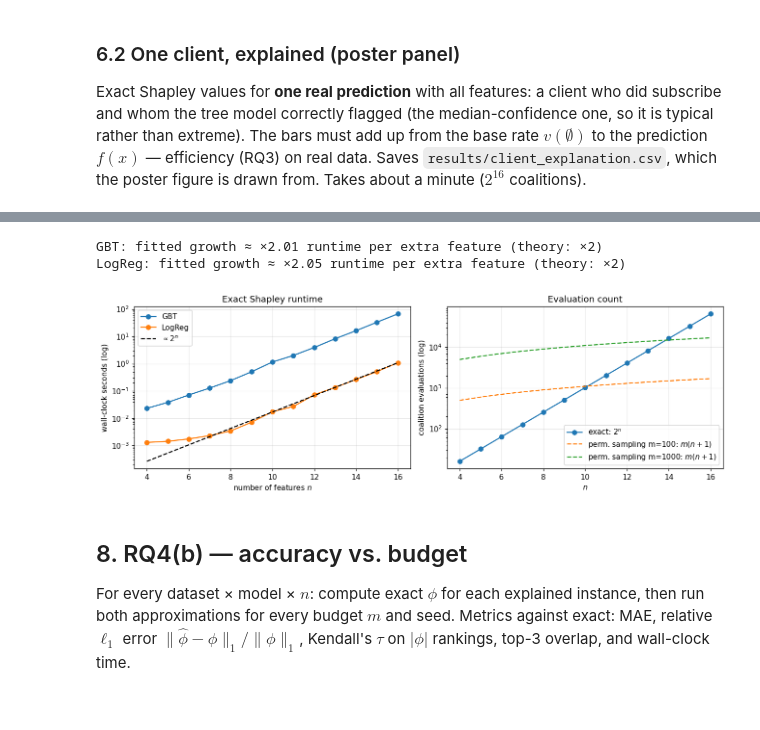
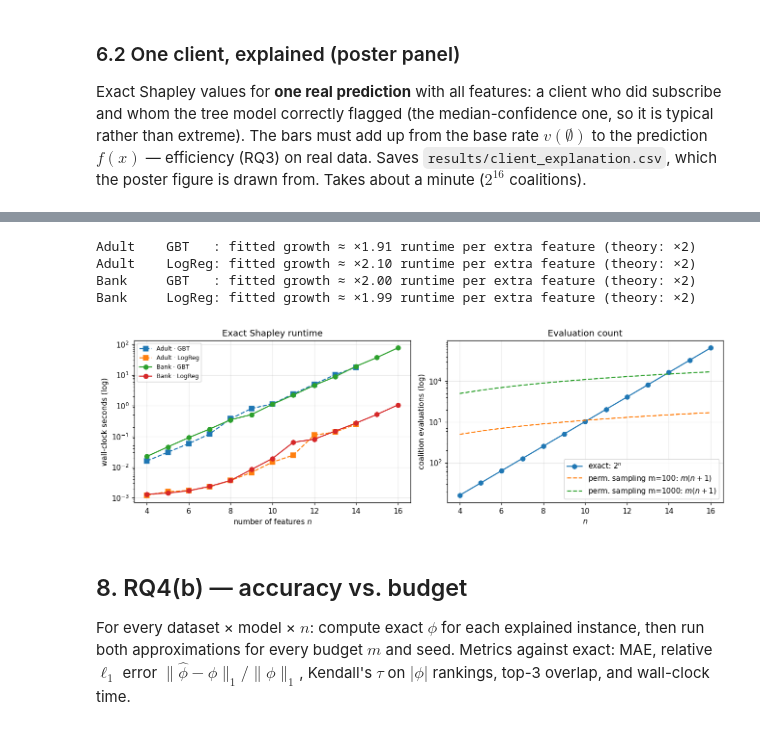
Before and after one commit to Istiakmorsalin/Counting-Coalitions, a Jupyter notebook: shapley_values_implementation_final.ipynb, the cells around one changed output, grey strips where cells are left out. Saved outputs shown, nothing was run; the diff lists cells and outputs as text; code cells hidden in the pictures.

```diff
--- a/shapley_values_implementation_final.ipynb
+++ b/shapley_values_implementation_final.ipynb
@@ -570,14 +577,15 @@ Exact computation needs $2^n$ coalition values, each costing $|B|$ model predict
 # %%
-scale_ds = "Synthetic16" if "Synthetic16" in DATASETS else max(DATASETS, key=lambda d: DATASETS[d][0].shape[1])
 scale_rows = []
-for model_name in MODELS:
-    for n in SCALING_NS:
-        if n > DATASETS[scale_ds][0].shape[1]: continue
-        st = get_setup(scale_ds, n, model_name)
-        g = Game(st["f"], st["explain"][0], st["bg"])
-        t0 = time.perf_counter(); exact_shapley(g); dt = time.perf_counter() - t0
-        scale_rows.append(dict(model=model_name, n=n, coalitions=g.evals,
-                               predictions=g.evals * N_BACKGROUND, seconds=dt))
-        print(f"{model_name:6s} n={n:2d}  coalitions={g.evals:6d}  time={dt:7.3f}s")
+for ds in DATASETS:
+    d_max = DATASETS[ds][0].shape[1]
+    for model_name in MODELS:
+        for n in SCALING_NS:
+            if n > d_max: continue
+            st = get_setup(ds, n, model_name)
+            g = Game(st["f"], st["explain"][0], st["bg"])
+            t0 = time.perf_counter(); exact_shapley(g); dt = time.perf_counter() - t0
+            scale_rows.append(dict(dataset=ds, model=model_name, n=n, coalitions=g.evals,
+                                   predictions=g.evals * N_BACKGROUND, seconds=dt))
+            print(f"{ds:8s} {model_name:6s} n={n:2d}  coalitions={g.evals:6d}  time={dt:7.3f}s")
 scale_df = pd.DataFrame(scale_rows); scale_df.to_csv(f"{OUT}/exact_scaling.csv", index=False)
 # %% [output]
@@ -601,22 +609,25 @@ GBT    n=16  coalitions= 65536  time= 66.888s
 # %%
 fig, ax = plt.subplots(1, 2, figsize=(12, 4))
-for mname, d in scale_df.groupby("model"):
-    ax[0].semilogy(d.n, d.seconds, "o-", label=mname)
-    slope = np.polyfit(d.n[d.n >= 8], np.log2(d.seconds[d.n >= 8]), 1)[0]
-    print(f"{mname}: fitted growth ≈ ×{2**slope:.2f} runtime per extra feature (theory: ×2)")
-ref = scale_df[scale_df.model == scale_df.model.iloc[0]]
-ax[0].semilogy(ref.n, ref.seconds.iloc[-1] * 2.0 ** (ref.n - ref.n.iloc[-1]), "k--", label=r"$\propto 2^n$")
+growth = {}
+for (ds, mname), d in scale_df.groupby(["dataset", "model"]):
+    ax[0].semilogy(d.n, d.seconds, "o-" if ds == list(DATASETS)[0] else "s--", label=f"{ds} · {mname}")
+    fit = d[d.n >= 8]
+    growth[(ds, mname)] = 2 ** np.polyfit(fit.n, np.log2(fit.seconds), 1)[0]
+    print(f"{ds:8s} {mname:6s}: fitted growth ≈ ×{growth[(ds, mname)]:.2f} runtime per extra feature (theory: ×2)")
 ax[0].set(xlabel="number of features $n$", ylabel="wall-clock seconds (log)", title="Exact Shapley runtime")
-ax[0].legend()
-ax[1].semilogy(ref.n, ref.coalitions, "o-", label=r"exact: $2^n$")
+ax[0].legend(fontsize=8)
+ns = np.arange(4, scale_df.n.max() + 1)
+ax[1].semilogy(ns, 2.0 ** ns, "o-", label=r"exact: $2^n$")
 for m in (100, 1000):
-    ax[1].semilogy(ref.n, m * (ref.n + 1), "--", label=f"perm. sampling m={m}: $m(n+1)$")
+    ax[1].semilogy(ns, m * (ns + 1), "--", label=f"perm. sampling m={m}: $m(n+1)$")
 ax[1].set(xlabel="$n$", ylabel="coalition evaluations (log)", title="Evaluation count"); ax[1].legend()
 plt.tight_layout(); plt.savefig(f"{OUT}/rq4_exact_cost.png"); plt.show()
 # %% [output]
-GBT: fitted growth ≈ ×2.01 runtime per extra feature (theory: ×2)
-LogReg: fitted growth ≈ ×2.05 runtime per extra feature (theory: ×2)
+Adult    GBT   : fitted growth ≈ ×1.91 runtime per extra feature (theory: ×2)
+Adult    LogReg: fitted growth ≈ ×2.10 runtime per extra feature (theory: ×2)
+Bank     GBT   : fitted growth ≈ ×2.00 runtime per extra feature (theory: ×2)
+Bank     LogReg: fitted growth ≈ ×1.99 runtime per extra feature (theory: ×2)
-[figure, old version]
+[figure, new version]
 # %% [markdown]
 ## 8. RQ4(b) — accuracy vs. budget
 
```
Also changed, not shown: parts of 18 cells of this notebook, 12 other files.
